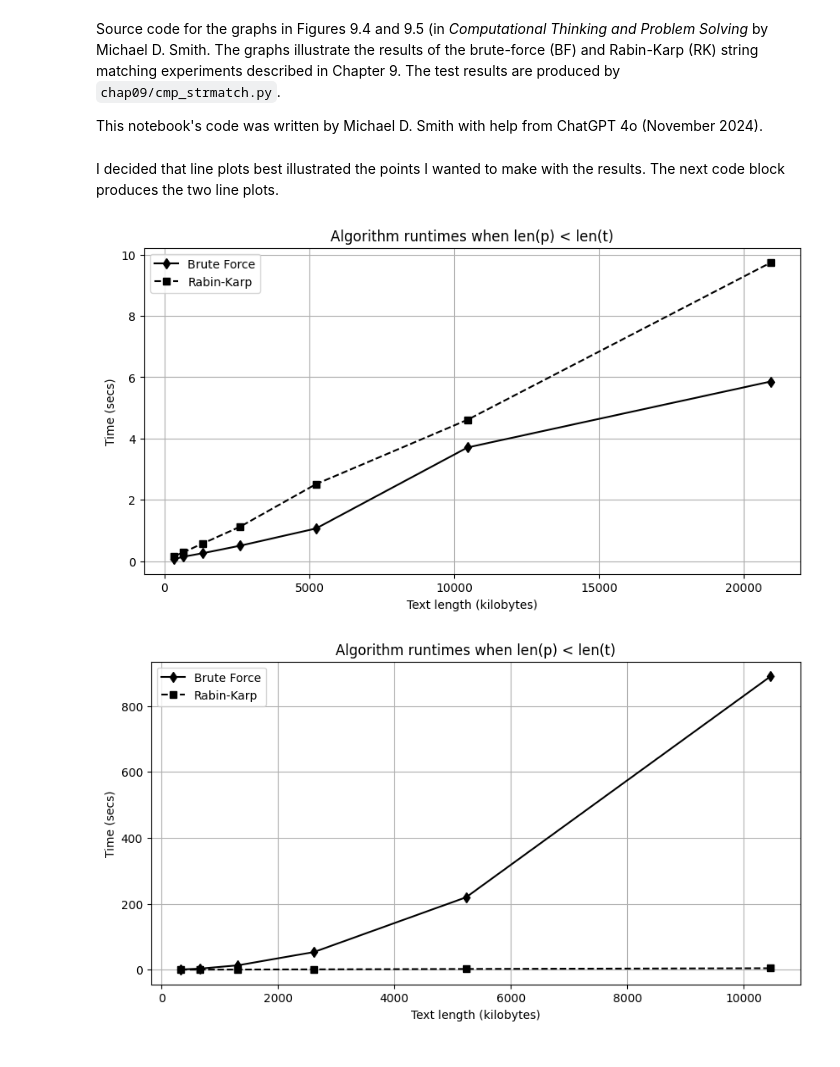
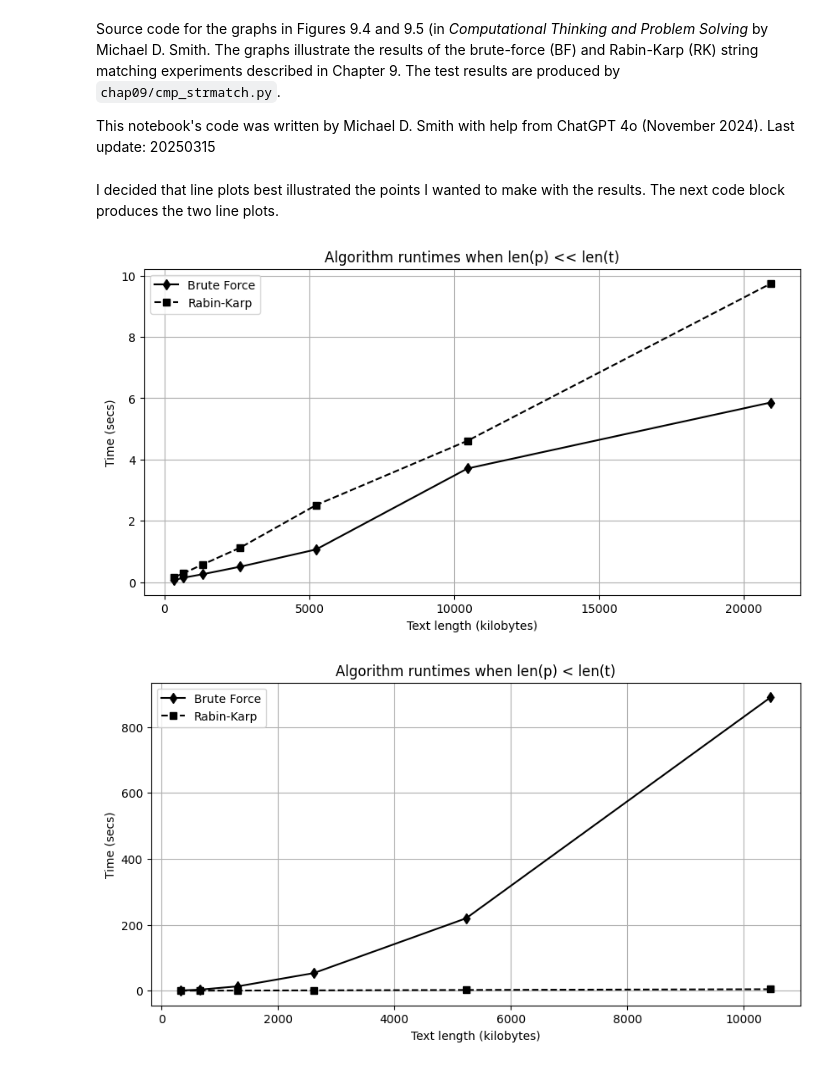
Before and after one commit to seas-cs32/chap09, a Jupyter notebook: Smith_fig_09_04_05.ipynb, the cells around one changed output. Cells and saved outputs as stored; diff of their text form; code cells hidden in the pictures.

Commit message:
Fix typo in figure 9.4 and add test file for BF string match performance runs

```diff
--- a/Smith_fig_09_04_05.ipynb
+++ b/Smith_fig_09_04_05.ipynb
@@ -1,7 +1,7 @@
 # %% [markdown]
 Source code for the graphs in Figures 9.4 and 9.5 (in _Computational Thinking and Problem Solving_ by Michael D. Smith. The graphs illustrate the results of the brute-force (BF) and Rabin-Karp (RK) string matching experiments described in Chapter 9. The test results are produced by `chap09/cmp_strmatch.py`.
 
-This notebook's code was written by Michael D. Smith with help from ChatGPT 4o (November 2024).
+This notebook's code was written by Michael D. Smith with help from ChatGPT 4o (November 2024). Last update: 20250315
 # %%
 import matplotlib.pyplot as plt
 
@@ -25,18 +25,18 @@ I decided that line plots best illustrated the points I wanted to make with the
 # %%
 # Figure 9.4: Plot the FIRST TEST as a line graph so that it is
 # easy to see the O(n) growth for both algorithms.
 
 plt.figure(figsize=(10, 5))
 plt.plot(x_for_lines, y_bf_test1, marker='d', color='black', linestyle='-', label='Brute Force')
 plt.plot(x_for_lines, y_rk_test1, marker='s', color='black', linestyle='--', label='Rabin-Karp')
 plt.xlabel("Text length (kilobytes)")
 plt.ylabel("Time (secs)")
-plt.title("Algorithm runtimes when len(p) < len(t)")
+plt.title("Algorithm runtimes when len(p) << len(t)")
 plt.legend()
 plt.grid(True)
 plt.show()
 # %% [output]
-[figure, old version]
+[figure, new version]
 # %%
 # Figure 9.5: Plot the SECOND TEST in a line graph so that it is
 # easy to see the O(n) and O(n^2) growth.
```
Also changed, not shown: 2 other files.
